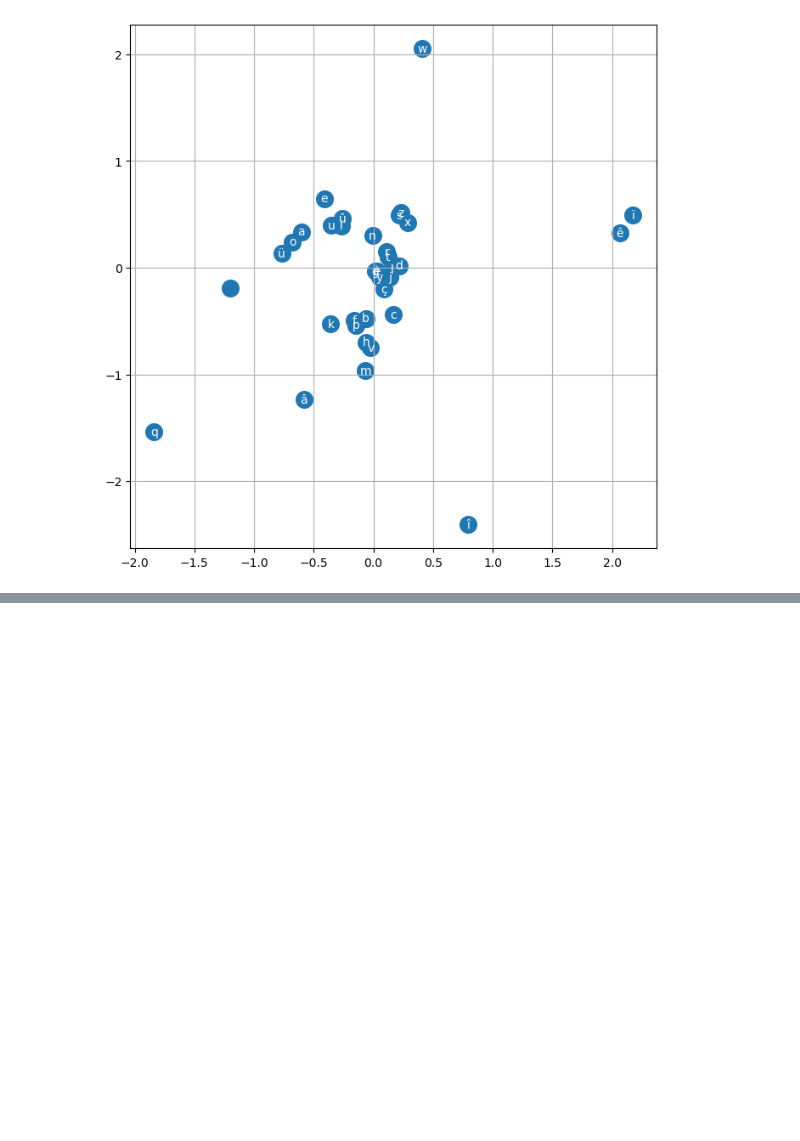
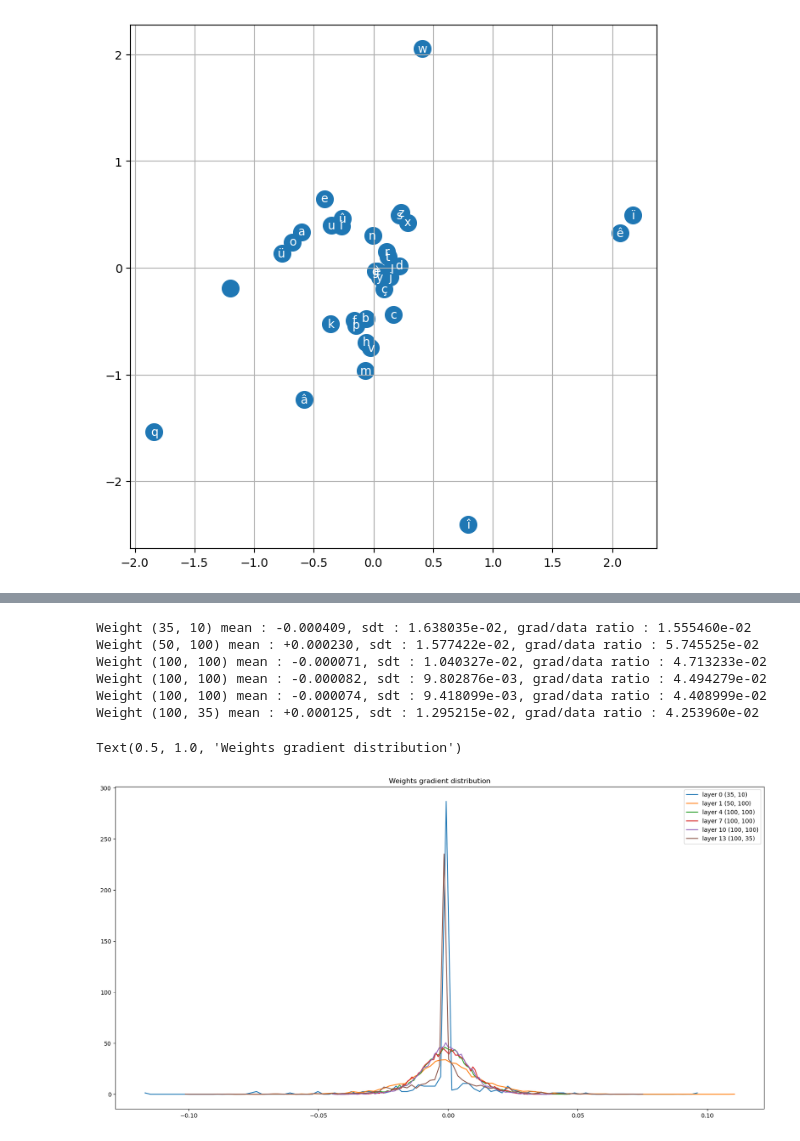
Before and after one commit to guillaumepaviot/poem_generator, a Jupyter notebook: poemgenerator.ipynb, the cells around one changed output, grey strips where cells are left out. Cells and saved outputs as stored; diff of their text form; code cells hidden in the pictures; blank space fills up the shorter version.

```diff
--- a/poemgenerator.ipynb
+++ b/poemgenerator.ipynb
@@ -303,6 +534,6 @@ Final loss after 17866 interations is 2.218043804168701
 # %%
 emb = C[Xval]
-h = torch.tanh(emb.view(-1,30) @ W1 +b1)
+h = torch.tanh(emb.view(emb.shape[0], -1) @ W1 +b1)
 logits = h @ W2 + b2
 loss = F.cross_entropy(logits, Yval)
 print(f'Loss on validation set is {loss.item():4f}')
@@ -415,0 +842,21 @@ l homme un douceur de evanouir non une fraternite brûlants s dans ou je s un se
+# %%
+plt.figure(figsize=(20, 10))
+legend = []
+for i, p in enumerate(parameters):
+    t = p.grad
+    if p.ndim == 2:
+        print(f'Weight {tuple(p.shape)} mean : {t.mean():+2f}, sdt : {t.std():e}, grad/data ratio : {t.std()/p.std():e}')
+        hy, hx = torch.histogram(t, density=True)
+        plt.plot(hx[:-1].detach(), hy.detach())
+        legend.append(f'layer {i} {tuple(p.shape)}')
+plt.legend(legend)
+plt.title('Weights gradient distribution')
+# %% [output]
+Weight (35, 10) mean : -0.000409, sdt : 1.638035e-02, grad/data ratio : 1.555460e-02
+Weight (50, 100) mean : +0.000230, sdt : 1.577422e-02, grad/data ratio : 5.745525e-02
+Weight (100, 100) mean : -0.000071, sdt : 1.040327e-02, grad/data ratio : 4.713233e-02
+Weight (100, 100) mean : -0.000082, sdt : 9.802876e-03, grad/data ratio : 4.494279e-02
+Weight (100, 100) mean : -0.000074, sdt : 9.418099e-03, grad/data ratio : 4.408999e-02
+Weight (100, 35) mean : +0.000125, sdt : 1.295215e-02, grad/data ratio : 4.253960e-02
+Text(0.5, 1.0, 'Weights gradient distribution')
+[figure, added]
```
Also changed, not shown: parts of 44 cells of this notebook.
